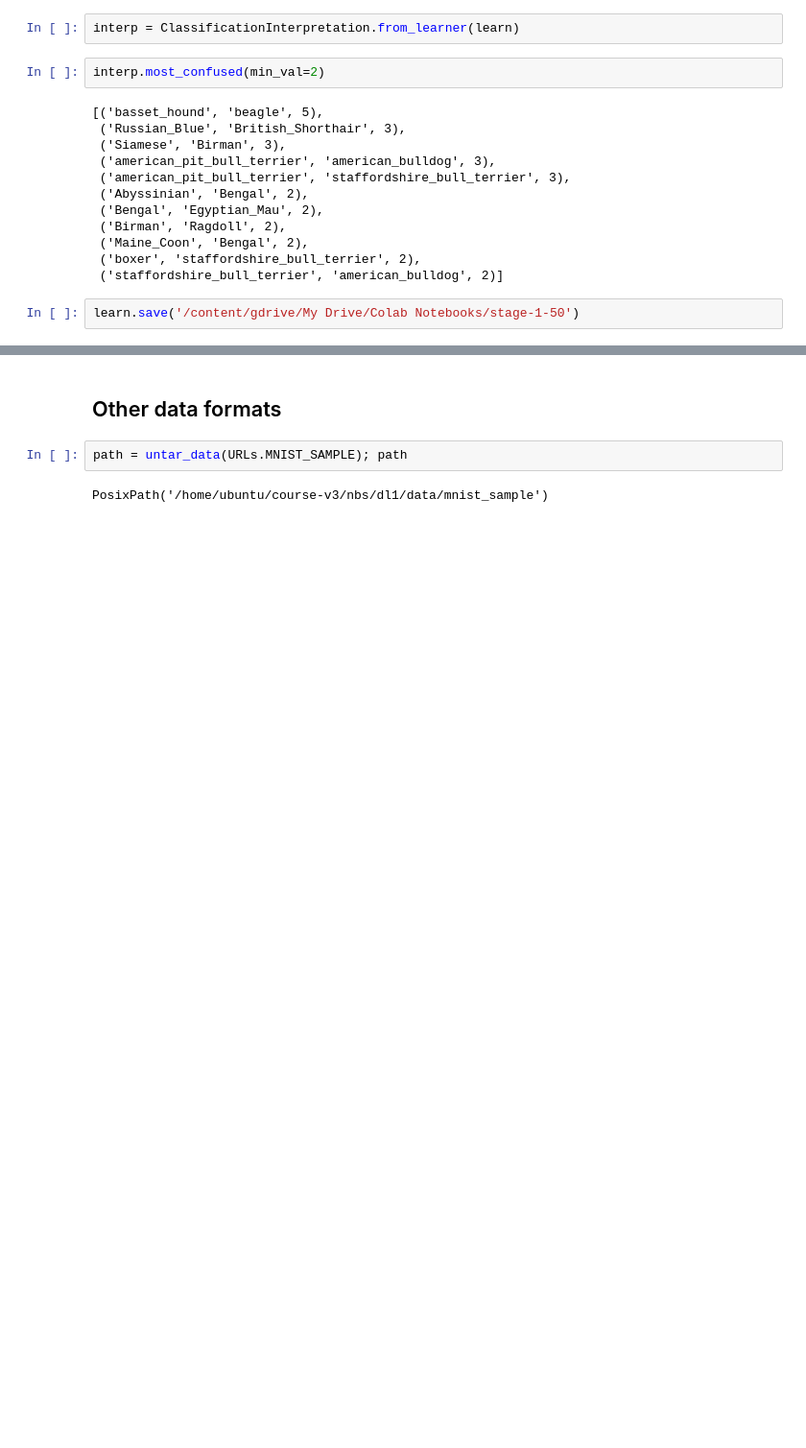
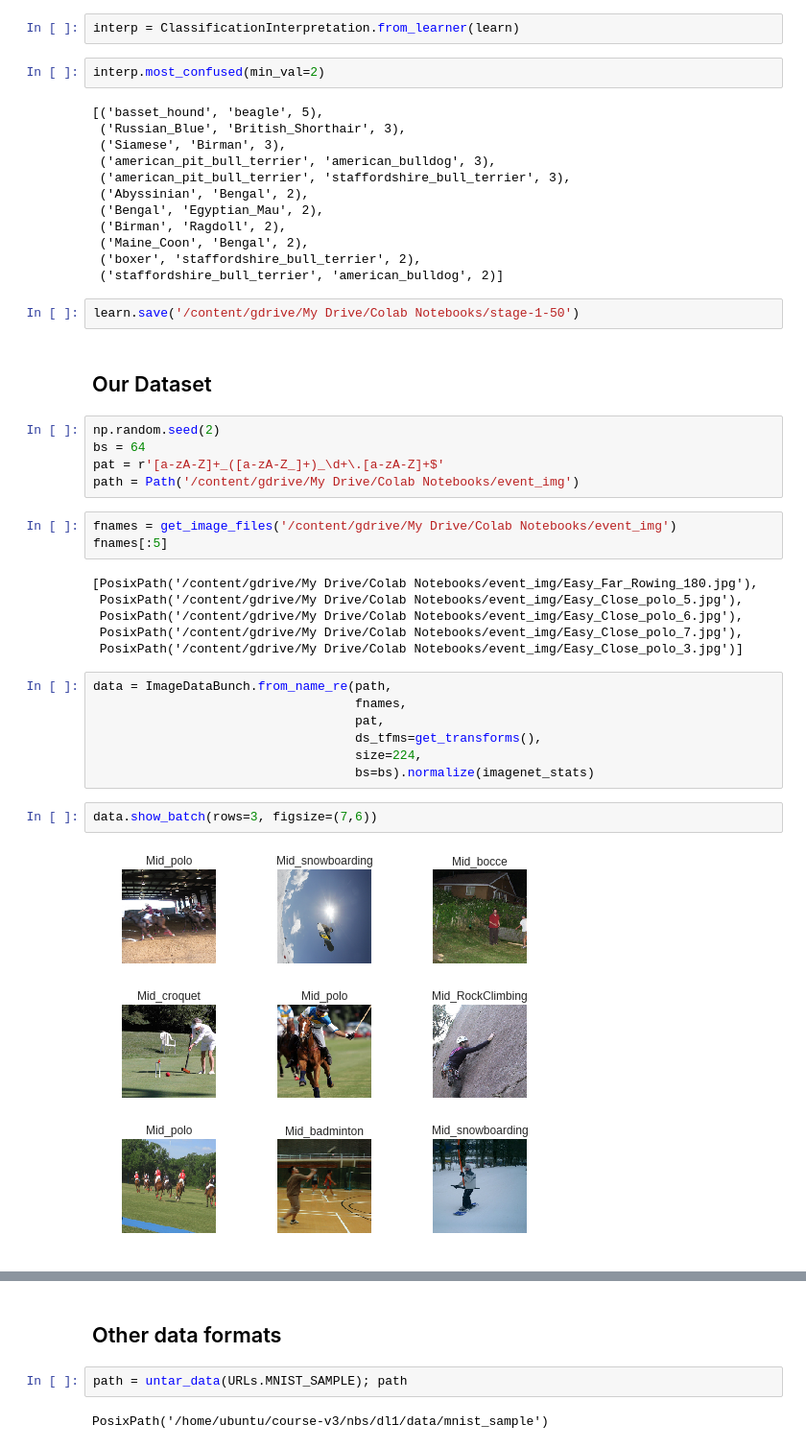
Before and after one commit to kirilldolmatov/fastai, a Jupyter notebook: lesson1_pets.ipynb, the cells around one changed output, grey strips where cells are left out. Shown at 96% size. Saved outputs shown, nothing was run; the diff lists cells and outputs as text; blank space fills up the shorter version.

```diff
--- a/lesson1_pets.ipynb
+++ b/lesson1_pets.ipynb
@@ -312,3 +316,30 @@ interp.most_confused(min_val=2)
  ('staffordshire_bull_terrier', 'american_bulldog', 2)]
 # %%
 learn.save('/content/gdrive/My Drive/Colab Notebooks/stage-1-50')
+# %% [markdown]
+## Our Dataset
+# %%
+np.random.seed(2)
+bs = 64
+pat = r'[a-zA-Z]+_([a-zA-Z_]+)_\d+\.[a-zA-Z]+$'
+path = Path('/content/gdrive/My Drive/Colab Notebooks/event_img')
+# %%
+fnames = get_image_files('/content/gdrive/My Drive/Colab Notebooks/event_img')
+fnames[:5]
+# %% [output]
+[PosixPath('/content/gdrive/My Drive/Colab Notebooks/event_img/Easy_Far_Rowing_180.jpg'),
+ PosixPath('/content/gdrive/My Drive/Colab Notebooks/event_img/Easy_Close_polo_5.jpg'),
+ PosixPath('/content/gdrive/My Drive/Colab Notebooks/event_img/Easy_Close_polo_6.jpg'),
+ PosixPath('/content/gdrive/My Drive/Colab Notebooks/event_img/Easy_Close_polo_7.jpg'),
+ PosixPath('/content/gdrive/My Drive/Colab Notebooks/event_img/Easy_Close_polo_3.jpg')]
+# %%
+data = ImageDataBunch.from_name_re(path,
+                                   fnames,
+                                   pat,
+                                   ds_tfms=get_transforms(),
+                                   size=224,
+                                   bs=bs).normalize(imagenet_stats)
+# %%
+data.show_batch(rows=3, figsize=(7,6))
+# %% [output]
+[figure, added]
```
Also changed, not shown: parts of 11 cells of this notebook.
